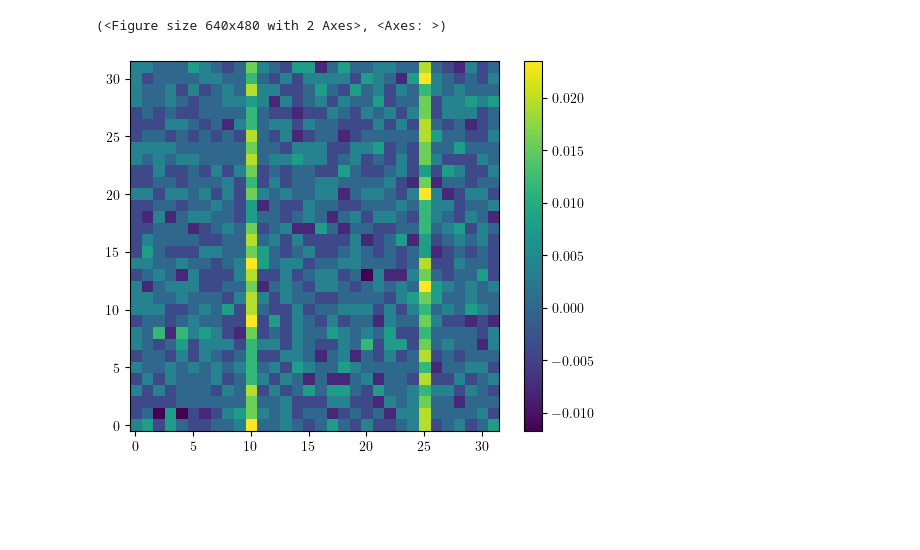
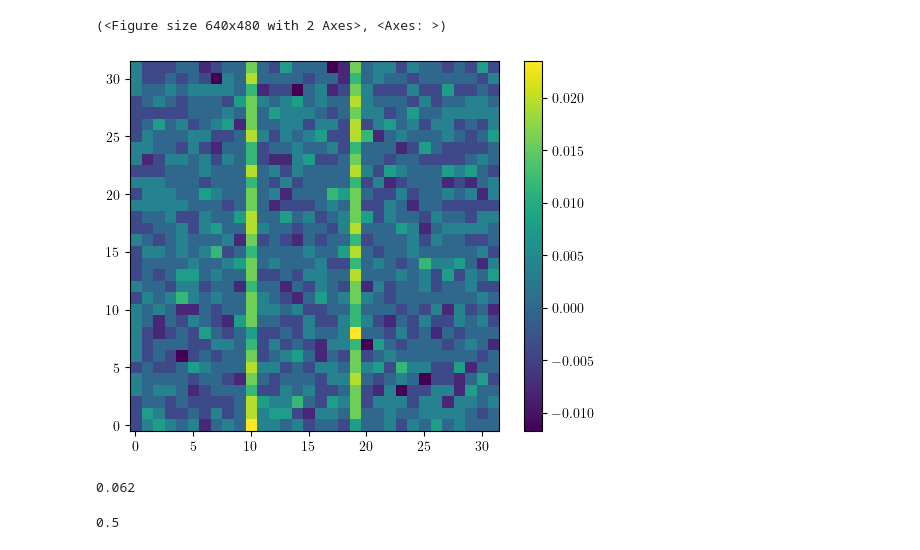
Before and after one commit to ernestocr/wigner, a Jupyter notebook: prog/Wigner_2_5.ipynb, the cells around one changed output. Drawn from its saved outputs; the diff is of its cells as text; code cells hidden in the pictures; blank space fills up the shorter version.

```diff
--- a/prog/Wigner_2_5.ipynb
+++ b/prog/Wigner_2_5.ipynb
@@ -136,7 +166,7 @@ def wignerHeat(M, rotate=False):
         M = np.rot90(M, -1)
 
     fig, ax = plt.subplots()
-    im = ax.imshow(M, origin='lower')
+    im = ax.imshow(M.T, origin='lower')
     fig.colorbar(im)
 
     return fig, ax
@@ -151,0 +258,3 @@ wigner3d(w)
+# %%
+s2 = mubs[0:32, 10] + mubs[0:32, 19]
+s2 = s2 / np.linalg.norm(s2)
@@ -157,3 +284,0 @@ wignerHeat(w)
-# %%
-s2 = mubs[0:32, 10] + mubs[0:32, 25]
-s2 = wootters.npProj(s2 / np.linalg.norm(s2))
@@ -167,0 +318,2 @@ wignerHeat(w)
+# %%
+wk = kantor.WignerMatrix(kantor.npProj(s2))
@@ -168,5 +325,13 @@ wignerHeat(w)
 # %%
-wignerHeat(wk)
+wignerHeat(wk, rotate=True)
 # %% [output]
 (<Figure size 640x480 with 2 Axes>, <Axes: >)
-[figure, old version]
+[figure, new version]
+# %%
+wk[-23,:].sum().round(3)
+# %% [output]
+0.062
+# %%
+wk[:,19].sum().round(3)
+# %% [output]
+0.5
```
Also changed, not shown: parts of 51 cells of this notebook, 20 other files.
